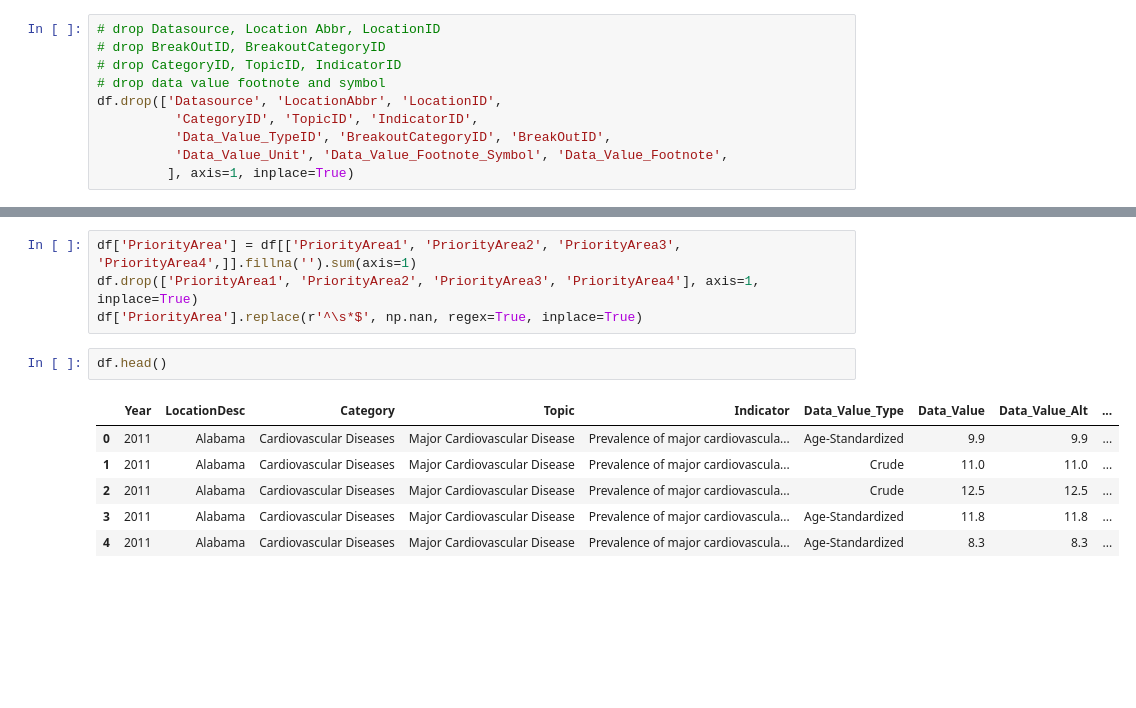
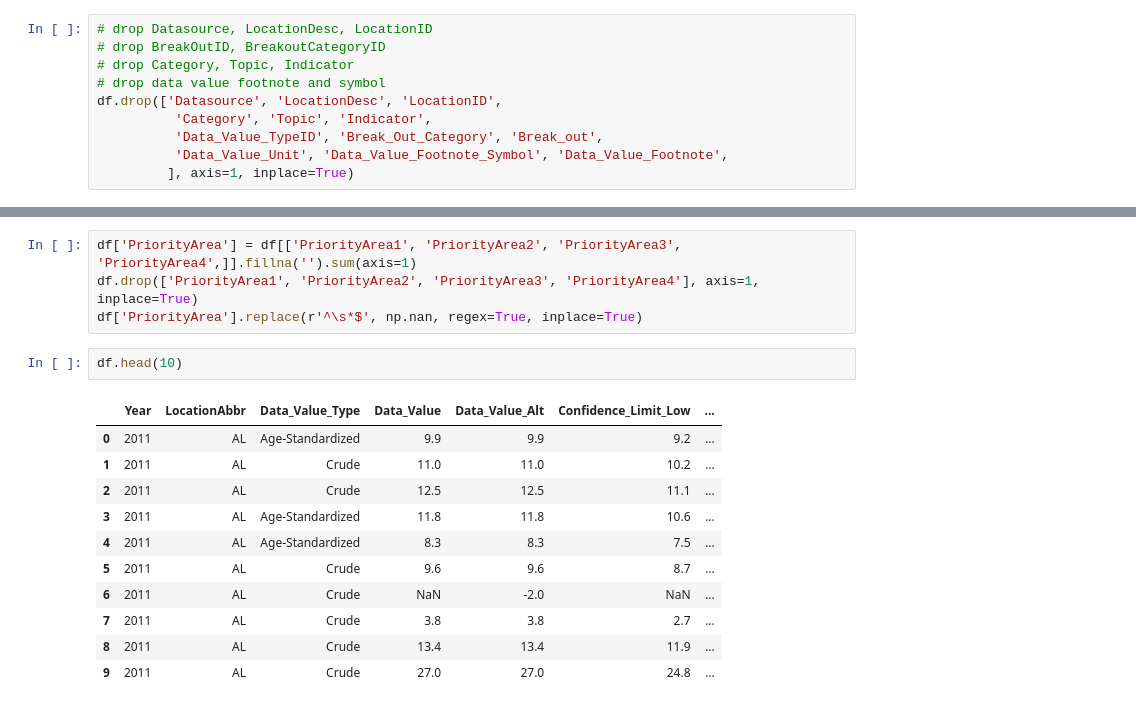
Before and after one commit to jchiu1303/heart_disease_stroke_analysis, a Jupyter notebook: analysis.ipynb, the cells around one changed output, grey strips where cells are left out. Cells and saved outputs as stored; diff of their text form; blank space fills up the shorter version.

```diff
--- a/analysis.ipynb
+++ b/analysis.ipynb
@@ -124,13 +125,13 @@ df.loc[df['Data_Value_Footnote'].notnull()].head()
 | 28 | 2011 | AK | Alaska | BRFSS | None | None | None | ... |
 5 rows × 29 columns
 # %%
-# drop Datasource, Location Abbr, LocationID
+# drop Datasource, LocationDesc, LocationID
 # drop BreakOutID, BreakoutCategoryID
-# drop CategoryID, TopicID, IndicatorID
+# drop Category, Topic, Indicator
 # drop data value footnote and symbol
-df.drop(['Datasource', 'LocationAbbr', 'LocationID',
-          'CategoryID', 'TopicID', 'IndicatorID',
-          'Data_Value_TypeID', 'BreakoutCategoryID', 'BreakOutID',
+df.drop(['Datasource', 'LocationDesc', 'LocationID',
+          'Category', 'Topic', 'Indicator',
+          'Data_Value_TypeID', 'Break_Out_Category', 'Break_out',
           'Data_Value_Unit', 'Data_Value_Footnote_Symbol', 'Data_Value_Footnote',
          ], axis=1, inplace=True)
 # %%
@@ -145,11 +146,16 @@ df['PriorityArea'] = df[['PriorityArea1', 'PriorityArea2', 'PriorityArea3', 'Pri
 df.drop(['PriorityArea1', 'PriorityArea2', 'PriorityArea3', 'PriorityArea4'], axis=1, inplace=True)
 df['PriorityArea'].replace(r'^\s*$', np.nan, regex=True, inplace=True)
 # %%
-df.head()
+df.head(10)
 # %% [output]
-|  | Year | LocationDesc | Category | Topic | Indicator | Data_Value_Type | Data_Value | Data_Value_Alt | ... |
-| 0 | 2011 | Alabama | Cardiovascular Diseases | Major Cardiovascular Disease | Prevalence of major cardiovascula... | Age-Standardized | 9.9 | 9.9 | ... |
-| 1 | 2011 | Alabama | Cardiovascular Diseases | Major Cardiovascular Disease | Prevalence of major cardiovascula... | Crude | 11.0 | 11.0 | ... |
-| 2 | 2011 | Alabama | Cardiovascular Diseases | Major Cardiovascular Disease | Prevalence of major cardiovascula... | Crude | 12.5 | 12.5 | ... |
-| 3 | 2011 | Alabama | Cardiovascular Diseases | Major Cardiovascular Disease | Prevalence of major cardiovascula... | Age-Standardized | 11.8 | 11.8 | ... |
-| 4 | 2011 | Alabama | Cardiovascular Diseases | Major Cardiovascular Disease | Prevalence of major cardiovascula... | Age-Standardized | 8.3 | 8.3 | ... |
+|  | Year | LocationAbbr | Data_Value_Type | Data_Value | Data_Value_Alt | Confidence_Limit_Low | ... |
+| 0 | 2011 | AL | Age-Standardized | 9.9 | 9.9 | 9.2 | ... |
+| 1 | 2011 | AL | Crude | 11.0 | 11.0 | 10.2 | ... |
+| 2 | 2011 | AL | Crude | 12.5 | 12.5 | 11.1 | ... |
+| 3 | 2011 | AL | Age-Standardized | 11.8 | 11.8 | 10.6 | ... |
+| 4 | 2011 | AL | Age-Standardized | 8.3 | 8.3 | 7.5 | ... |
+| 5 | 2011 | AL | Crude | 9.6 | 9.6 | 8.7 | ... |
+| 6 | 2011 | AL | Crude | NaN | -2.0 | NaN | ... |
+| 7 | 2011 | AL | Crude | 3.8 | 3.8 | 2.7 | ... |
+| 8 | 2011 | AL | Crude | 13.4 | 13.4 | 11.9 | ... |
+| 9 | 2011 | AL | Crude | 27.0 | 27.0 | 24.8 | ... |
```
Also changed, not shown: parts of 7 cells of this notebook.
